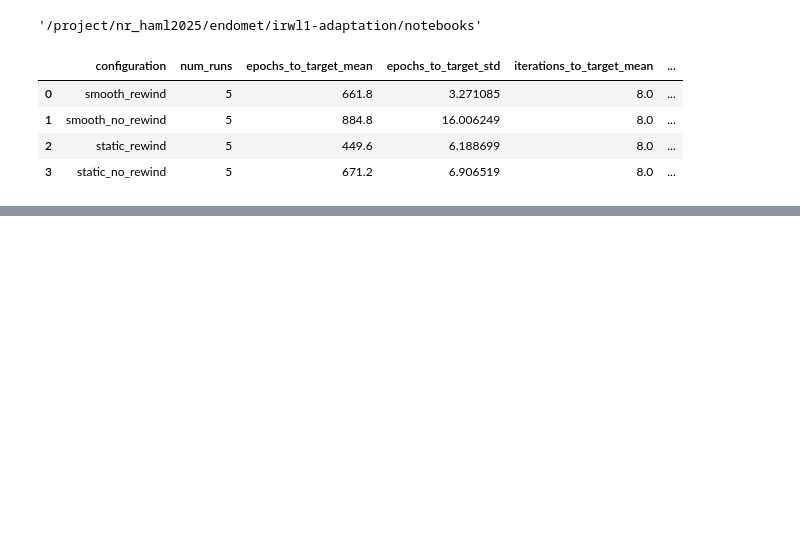
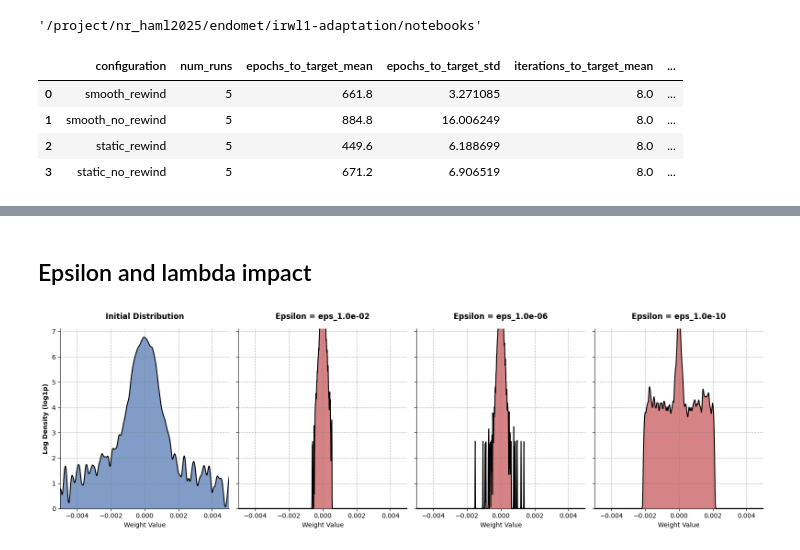
Before and after one commit to VVilmos/irwl1-adaptation, a Jupyter notebook: notebooks/compare_strategies.ipynb, the cells around one changed output, grey strips where cells are left out. Saved outputs shown, nothing was run; the diff lists cells and outputs as text; code cells hidden in the pictures; blank space fills up the shorter version.

```diff
--- a/notebooks/compare_strategies.ipynb
+++ b/notebooks/compare_strategies.ipynb
@@ -189,0 +320,2 @@ plt.show()
+# %% [markdown]
+## Epsilon and lambda impact
@@ -189,0 +554,4 @@ plt.show()
+# %%
+plot_final_distributions_row("../results/waterfall_weight.h5", x_lim=(-0.005, 0.005))
+# %% [output]
+[figure, added]
```
Also changed, not shown: parts of 6 cells of this notebook, 13 other files.
